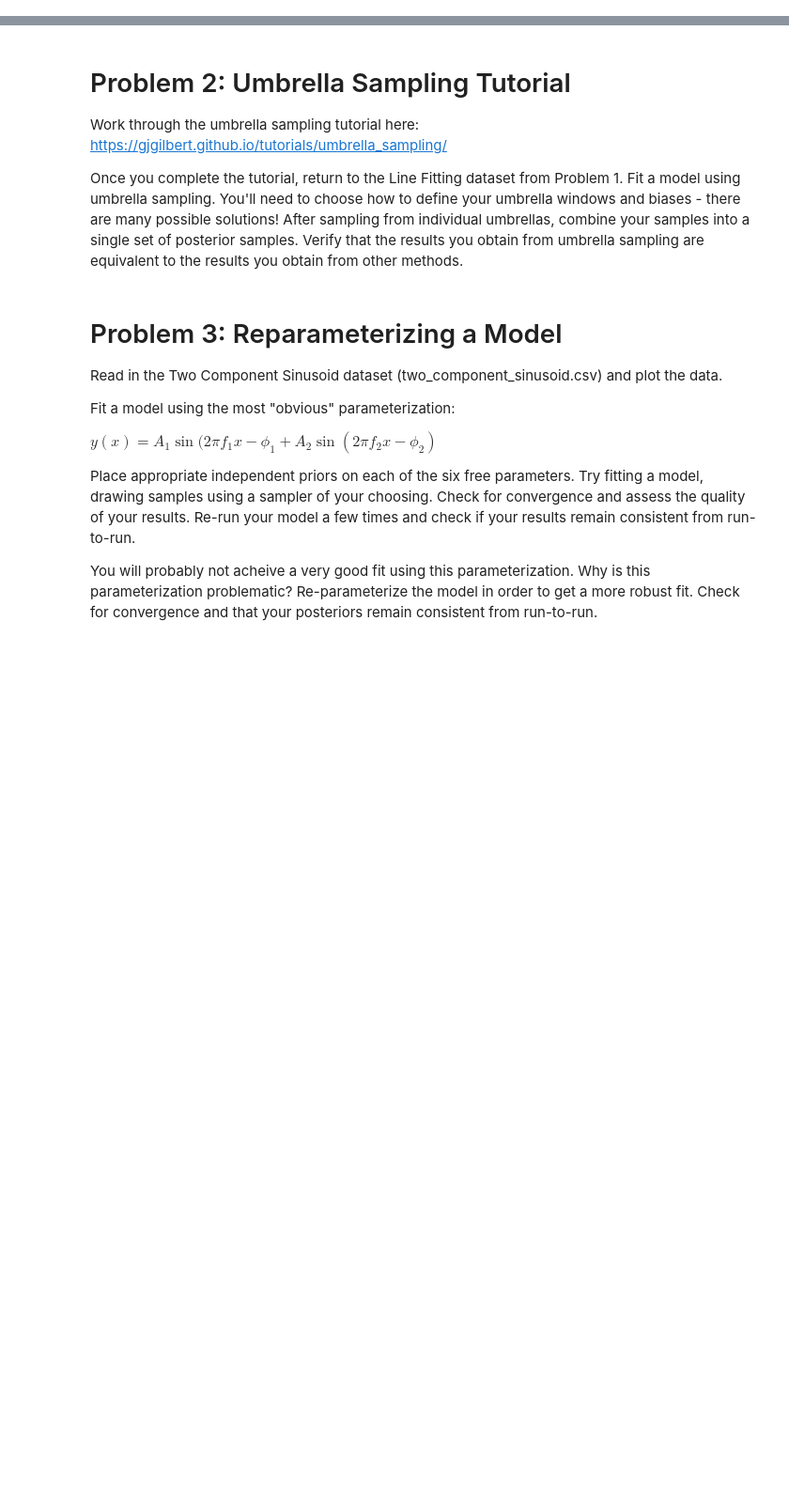
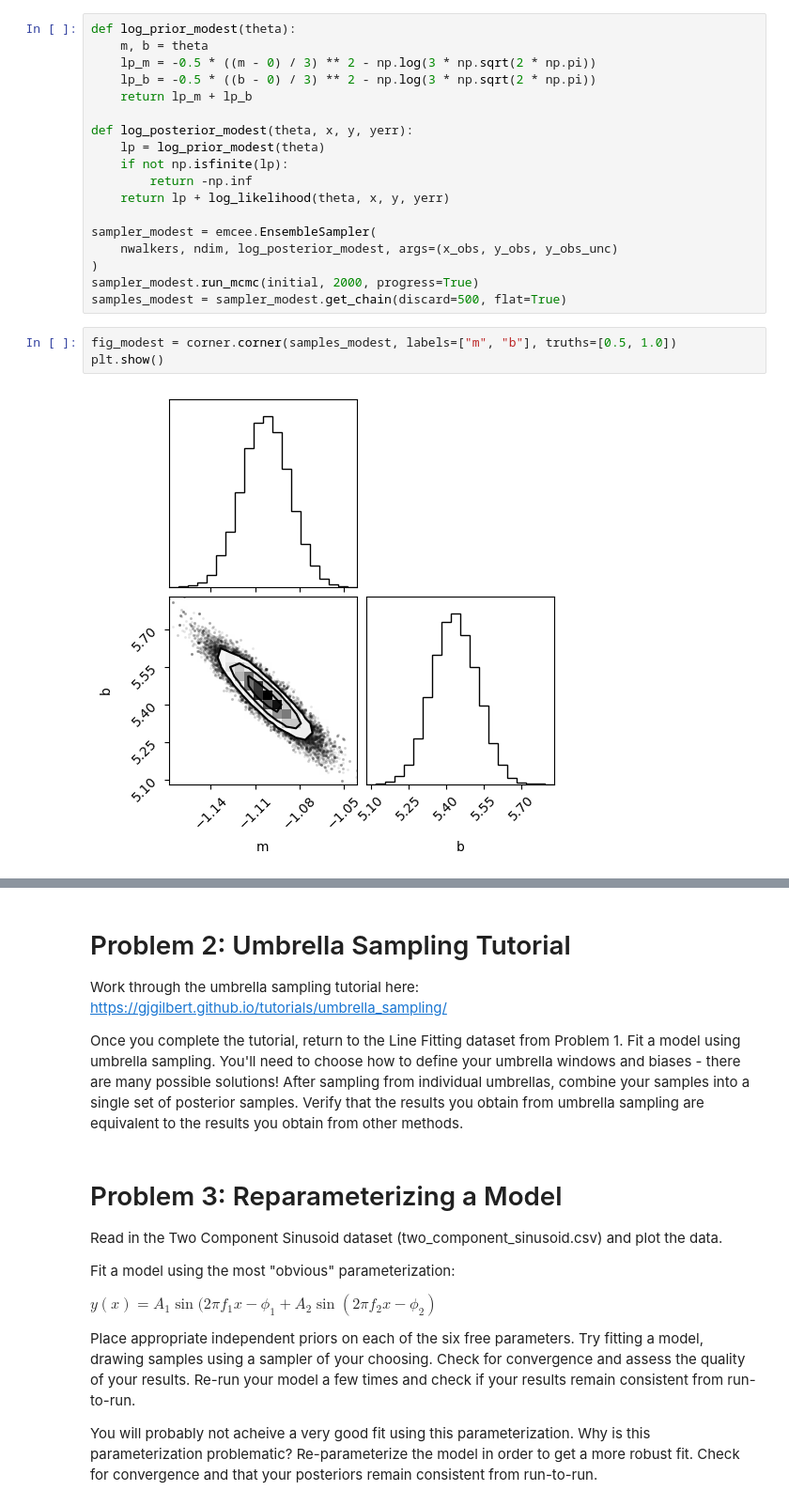
Before and after one commit to Desduh/Session-23, a Jupyter notebook: Day5/Day5_Posteriors.ipynb, the cells around one changed output, grey strips where cells are left out. Shown: that part at 94% size. Saved outputs shown, nothing was run; the diff lists cells and outputs as text; blank space fills up the shorter version.

```diff
--- a/Day5/Day5_Posteriors.ipynb
+++ b/Day5/Day5_Posteriors.ipynb
@@ -16,0 +71,23 @@ import
+# %%
+def log_prior_modest(theta):
+    m, b = theta
+    lp_m = -0.5 * ((m - 0) / 3) ** 2 - np.log(3 * np.sqrt(2 * np.pi))
+    lp_b = -0.5 * ((b - 0) / 3) ** 2 - np.log(3 * np.sqrt(2 * np.pi))
+    return lp_m + lp_b
+
+def log_posterior_modest(theta, x, y, yerr):
+    lp = log_prior_modest(theta)
+    if not np.isfinite(lp):
+        return -np.inf
+    return lp + log_likelihood(theta, x, y, yerr)
+
+sampler_modest = emcee.EnsembleSampler(
+    nwalkers, ndim, log_posterior_modest, args=(x_obs, y_obs, y_obs_unc)
+)
+sampler_modest.run_mcmc(initial, 2000, progress=True)
+samples_modest = sampler_modest.get_chain(discard=500, flat=True)
+# %%
+fig_modest = corner.corner(samples_modest, labels=["m", "b"], truths=[0.5, 1.0])
+plt.show()
+# %% [output]
+[figure, added]
```
Also changed, not shown: parts of 8 cells of this notebook.
